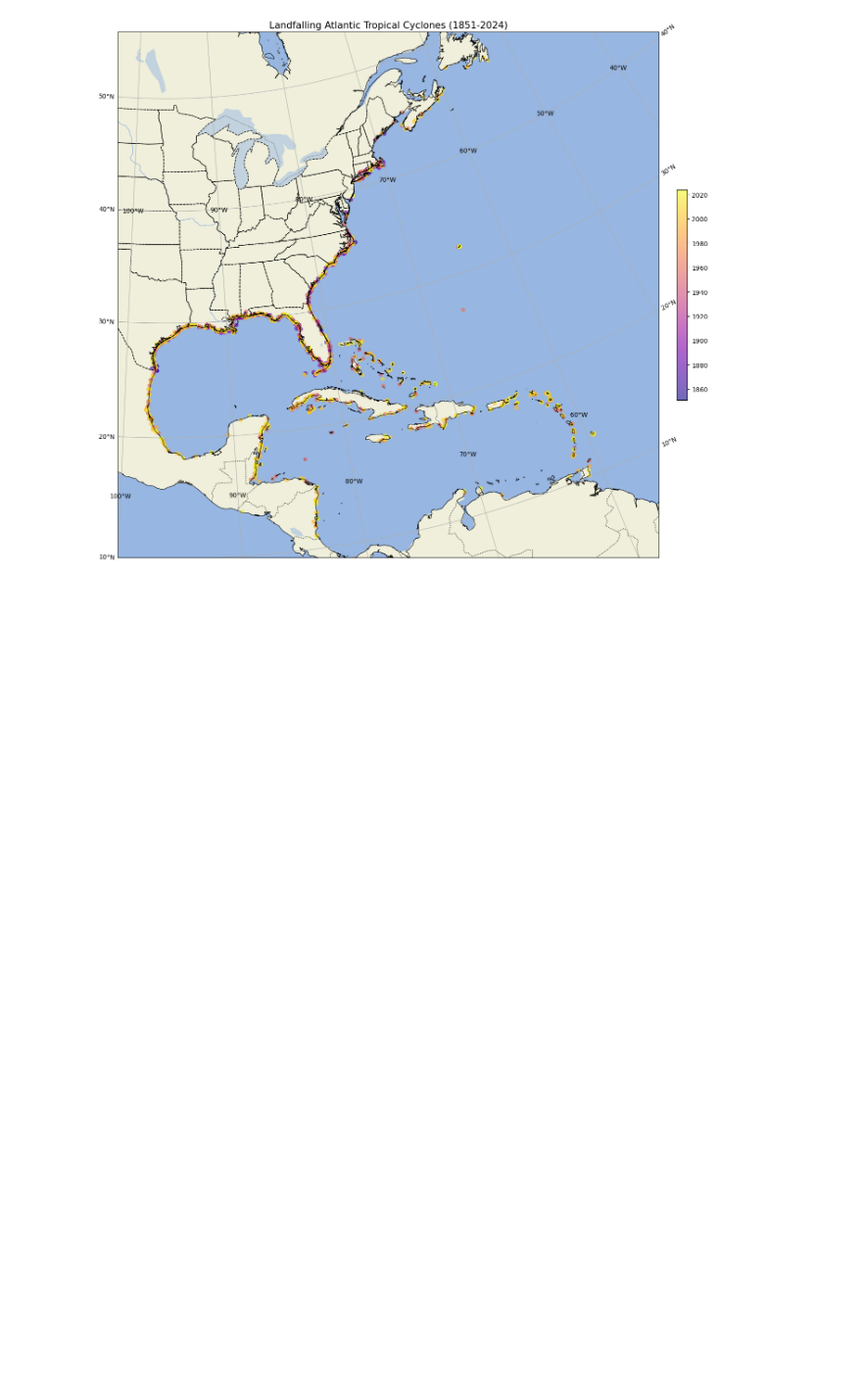
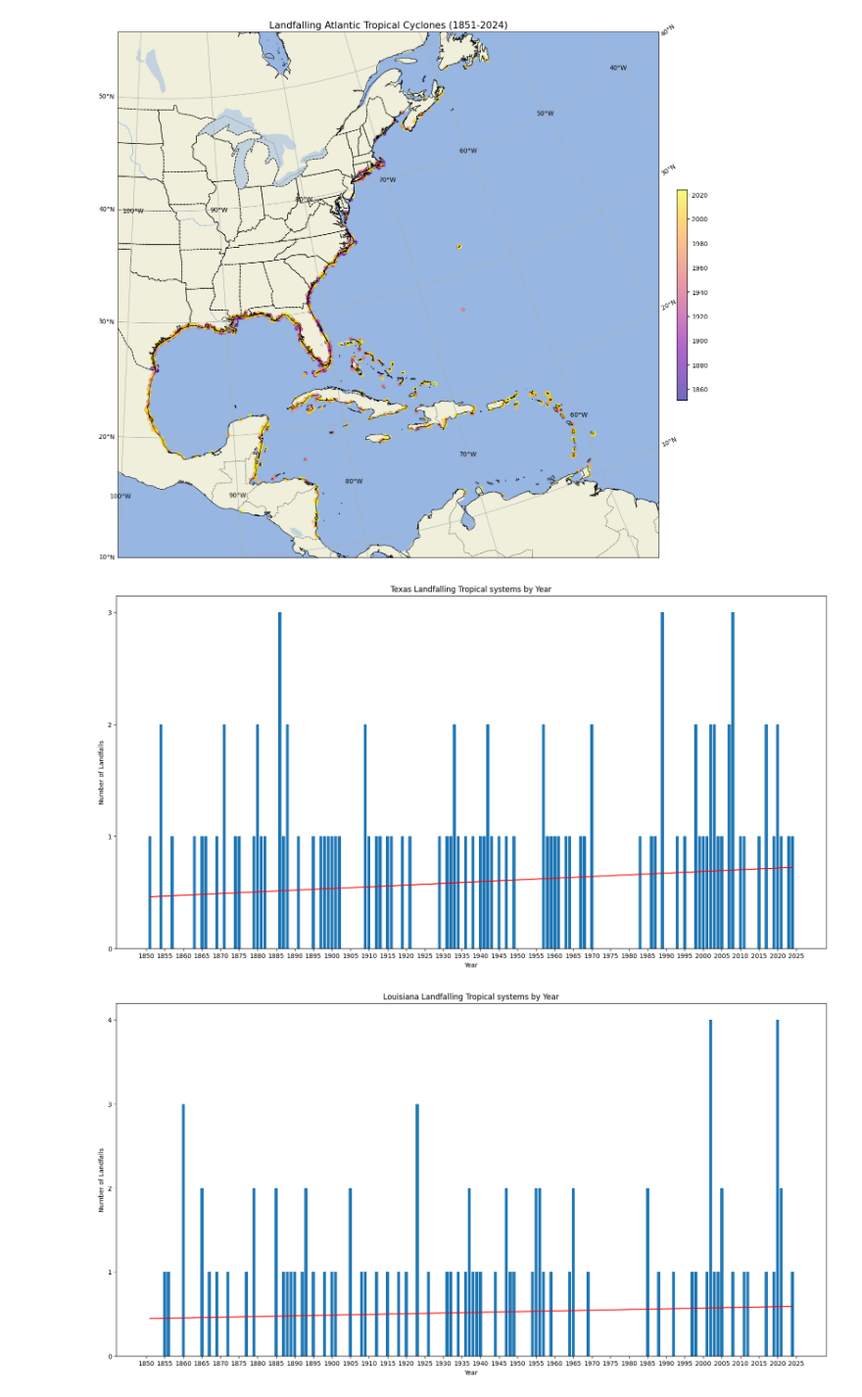
Before and after one commit to EP-Shark/Meteorology-Research-Dr.-Misra-, a Jupyter notebook: Hurdat2_analysis.ipynb, the cells around one changed output. Shown at 98% size. Cells and saved outputs as stored; diff of their text form; code cells hidden in the pictures; blank space fills up the shorter version.

```diff
--- a/Hurdat2_analysis.ipynb
+++ b/Hurdat2_analysis.ipynb
@@ -110,6 +127,37 @@ Text(0.5, 1.0, 'Landfalling Atlantic Tropical Cyclones (1851-2024)')
 # %%
 ## Create a new figure of the frequency of landfalls for various landfalling locations ##
 # 1st: Landfalling frequency by locations by state, (Start with texas) - make a scatterplot with x and y axis showing frequency of landfalls by year
 # x axis = year, y axis = frequency of landfalls
+
+# Texas is completed:
+# Lets try and make a function that can do this for all states
+state_names = ["Texas", "Louisiana"] # add other states as needed
+def plot_landfall_frequency(state_names):
+    for states in state_names:
+        state_data = Landfall_only[Landfall_only['state'] == states]
+        state_data_altered = state_data.drop_duplicates(subset=['storm_id','year','state'])
+        all_years = np.arange(Landfall_only['year'].min(), Landfall_only['year'].max()+1)
+        frequency = state_data_altered.groupby('year').size().reindex(all_years, fill_value=0)
+        ## Plotting the frequency ##
+        fig, ax = plt.subplots(figsize=(20, 10))
+        ax.bar(frequency.index, frequency)
+        ax.set_title(f'{states} Landfalling Tropical systems by Year')
+        ax.set_xlabel("Year")
+        ax.set_ylabel("Number of Landfalls")
+        x_range = np.arange(1850, 2026, 5)
+        ax.set_xticks(x_range)
+        ax.set_yticks([0,1,2,3,4,5])
+        # Create a trend line #
+        years = frequency.index.astype(int)
+        counts = frequency.values
+        z = np.polyfit (years, counts, 1)
+        p = np.poly1d(z)
+        plt.plot(years, p(years), "r-")
+    return
+
+plot_landfall_frequency(state_names)
+# %% [output]
+[figure, added]
+[figure, added]
 # %%
 # Parsing the dataframe for texas landfalls only#
```
Also changed, not shown: parts of 3 cells of this notebook.
